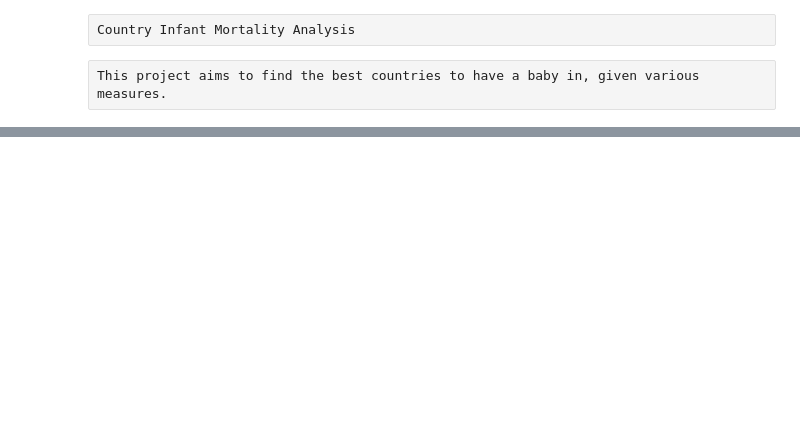
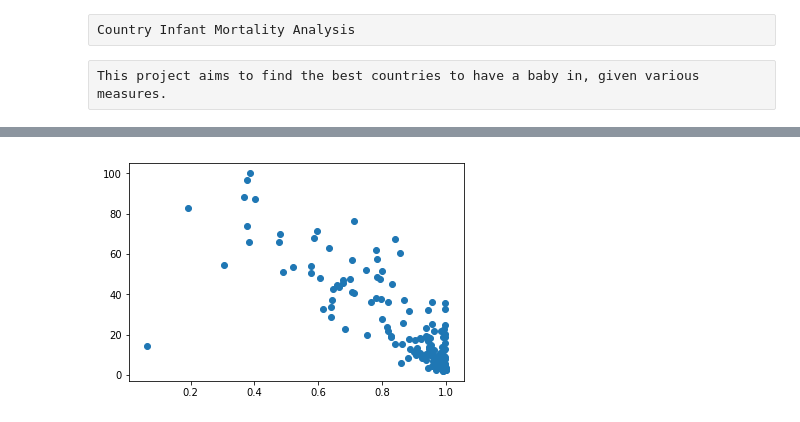
Before and after one commit to JoshuaLau/CurrencyDrain, a Jupyter notebook: plot.ipynb, the cells around one changed output, grey strips where cells are left out. Cells and saved outputs as stored; diff of their text form; code cells hidden in the pictures; blank space fills up the shorter version.

```diff
--- a/plot.ipynb
+++ b/plot.ipynb
@@ -81,0 +63,5 @@ population
+# %%
+mlp.scatter(data.literacy, data.infantMortality)
+mlp.show()
+# %% [output]
+[figure, added]
```
Also changed, not shown: parts of 8 cells of this notebook, 2 other files.
